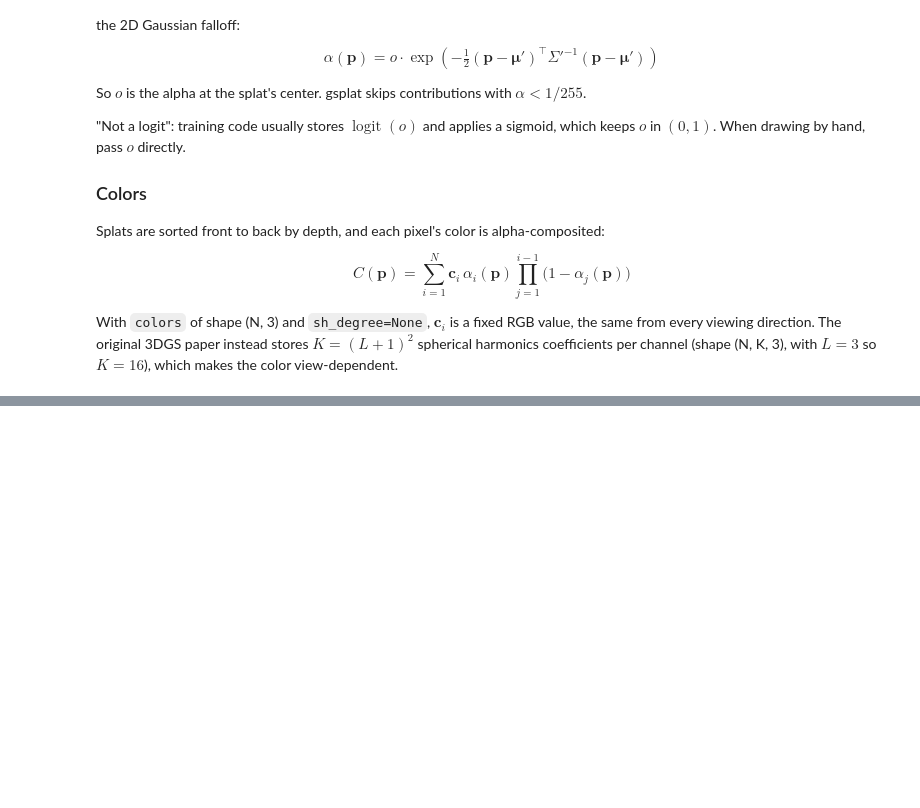
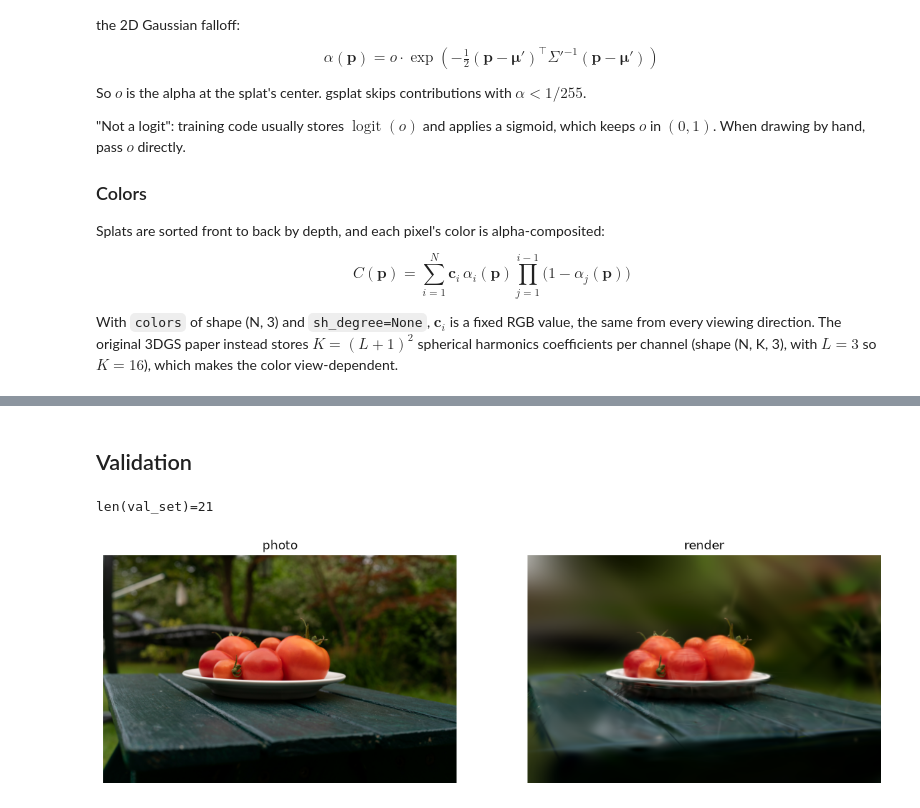
Before and after one commit to bzopcsak/gaussian-splatting, a Jupyter notebook: 03_gs_from_scratch.ipynb, the cells around one changed output, grey strips where cells are left out. Drawn from its saved outputs; the diff is of its cells as text; code cells hidden in the pictures; blank space fills up the shorter version.

Commit message:
Complete first run of gs_from_scratch

```diff
--- a/03_gs_from_scratch.ipynb
+++ b/03_gs_from_scratch.ipynb
@@ -249,0 +377,24 @@ step 4000  L1 0.0339
+# %%
+for step, (img, K, viewmat) in enumerate(loader):
+    # 1. Get the next photo and its camera, and move them to the GPU.
+    gt = img.to(device, non_blocking=True).float() / 255
+    K, viewmat = K.to(device), viewmat.to(device)
+    H, W = gt.shape[:2]
+
+    # 2. Render the splats from that camera and compare with the photo.
+    pred = render(splats, K, viewmat, W, H)
+    loss = (pred - gt).abs().mean()  # L1: mean absolute pixel difference
+
+    # 3. Backpropagate through the rasterizer and update every splat parameter.
+    optimizer.zero_grad()
+    loss.backward()
+    optimizer.step()
+
+    # 4. Every x steps: report the loss and save a checkpoint.
+    if step % 1000 == 0:
+        print(f"step {step:6d}  L1 {loss.item():.4f}  PSNR {eval_psnr(splats, val_set):.2f}")
+        save_splats(splats, , f"splats_{step}.pt")
+
+
+# Save final state.
+save_splats(splats, "gs_from_scratch_results", f"splats_{step + 1}.pt")
@@ -249,0 +423,20 @@ step 4000  L1 0.0339
+# %% [markdown]
+## Validation
+# %%
+# Plot a view from the val set.
+print(f"{len(val_set)=}")
+view = val_set[2]
+
+with torch.no_grad():
+    gt = load_image(view)
+    pred = render(splats, view.K.to(device), view.viewmat.to(device), gt.shape[1], gt.shape[0])
+
+fig, axes = plt.subplots(1, 2, figsize=(14, 5))
+for ax, im, title in zip(axes, [gt, pred], ["photo", "render"]):
+    ax.imshow(im.clamp(0, 1).cpu())
+    ax.set_title(title)
+    ax.axis("off")
+plt.show()
+# %% [output]
+len(val_set)=21
+[figure, added]
```
Also changed, not shown: parts of 23 cells of this notebook, 10 other files.
